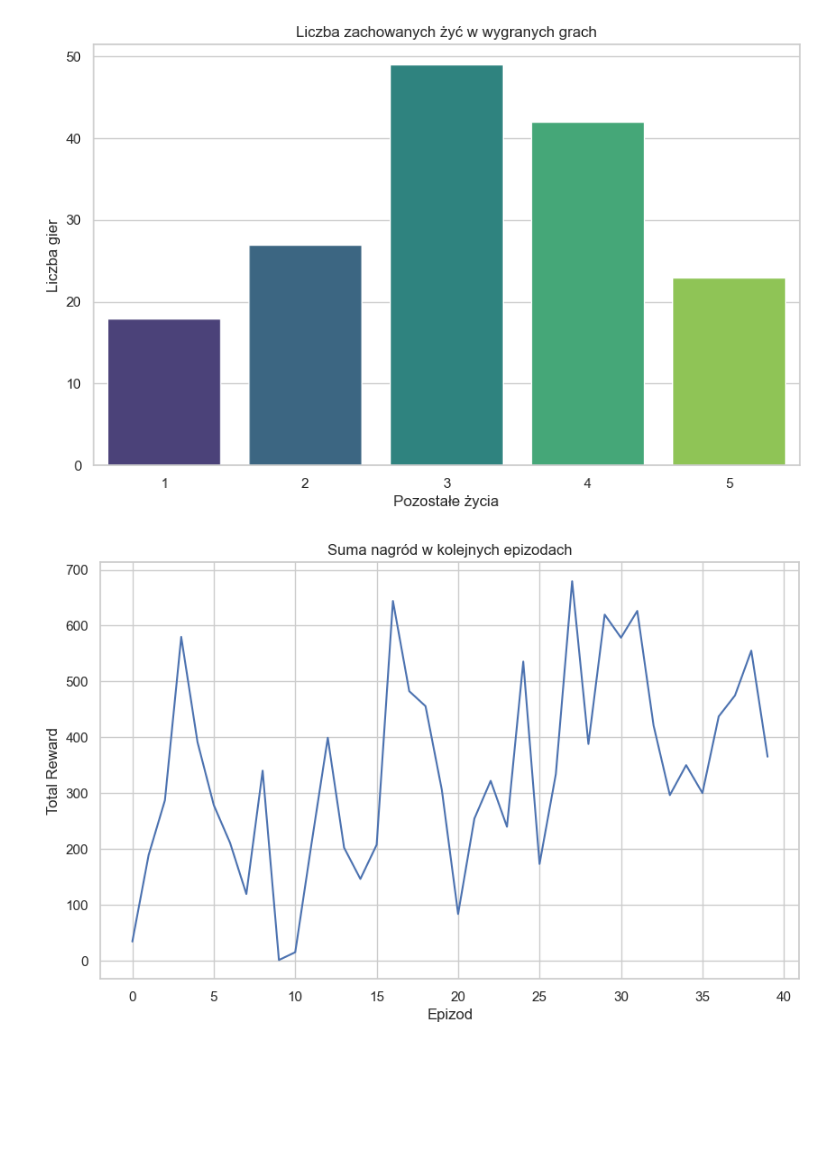
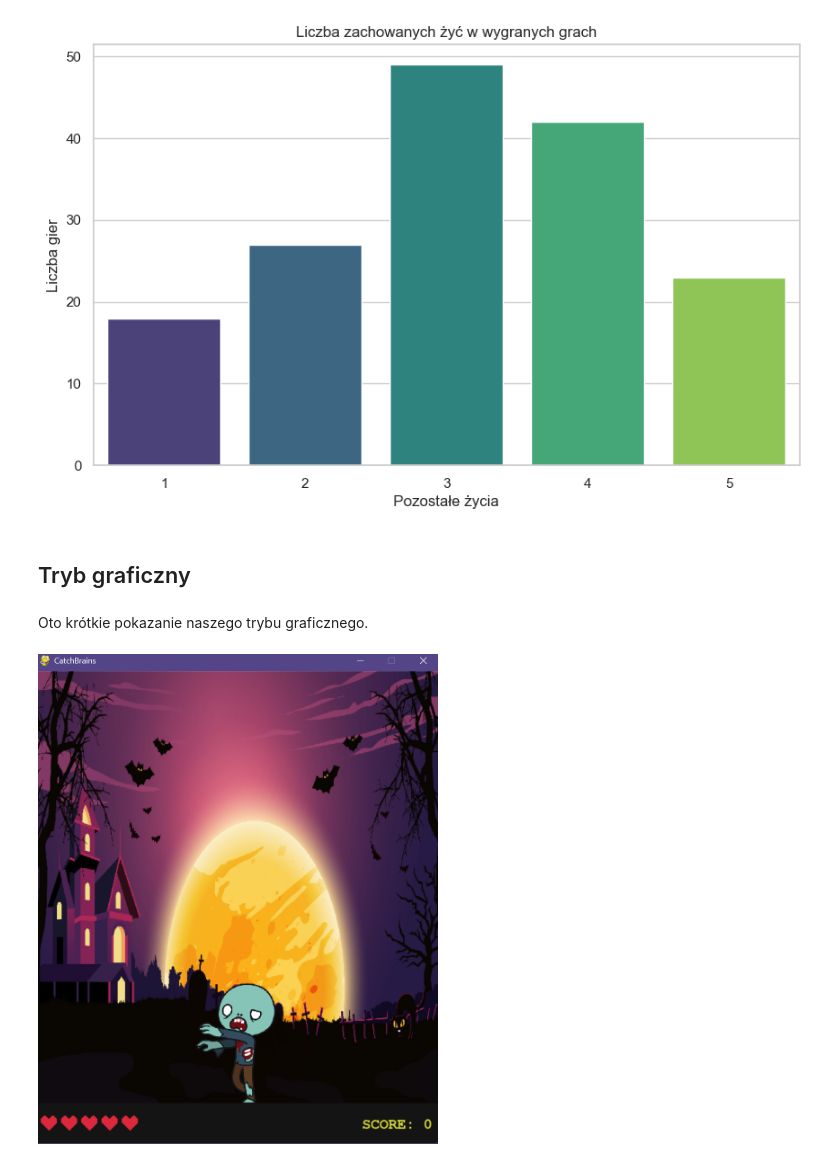
Before and after one commit to akaButter/Inteligencja-obliczeniowa, a Jupyter notebook: lab04/CatchBrains/raport04.ipynb, the cells around one changed output. Cells and saved outputs as stored; diff of their text form; code cells hidden in the pictures; blank space fills up the shorter version.

```diff
--- a/lab04/CatchBrains/raport04.ipynb
+++ b/lab04/CatchBrains/raport04.ipynb
@@ -287,14 +373,11 @@ Passing `palette` without assigning `hue` is deprecated and will be removed in v
 [figure]
 [figure]
 [figure]
-# %%
-import pandas as pd
-df = pd.read_csv("./logs/monitor.csv", skiprows=1)
-
-plt.plot(df.index, df['r'])
-plt.title("Suma nagród w kolejnych epizodach")
-plt.xlabel("Epizod")
-plt.ylabel("Total Reward")
-plt.show()
-# %% [output]
-[figure, removed]
+# %% [markdown]
+## Tryb graficzny
+# %% [markdown]
+Oto krótkie pokazanie naszego trybu graficznego.
+# %%
+Image(filename='images/zombie1.png', width=400)
+# %% [output]
+[figure, added]
```
Also changed, not shown: parts of 12 cells of this notebook, 6 other files.
